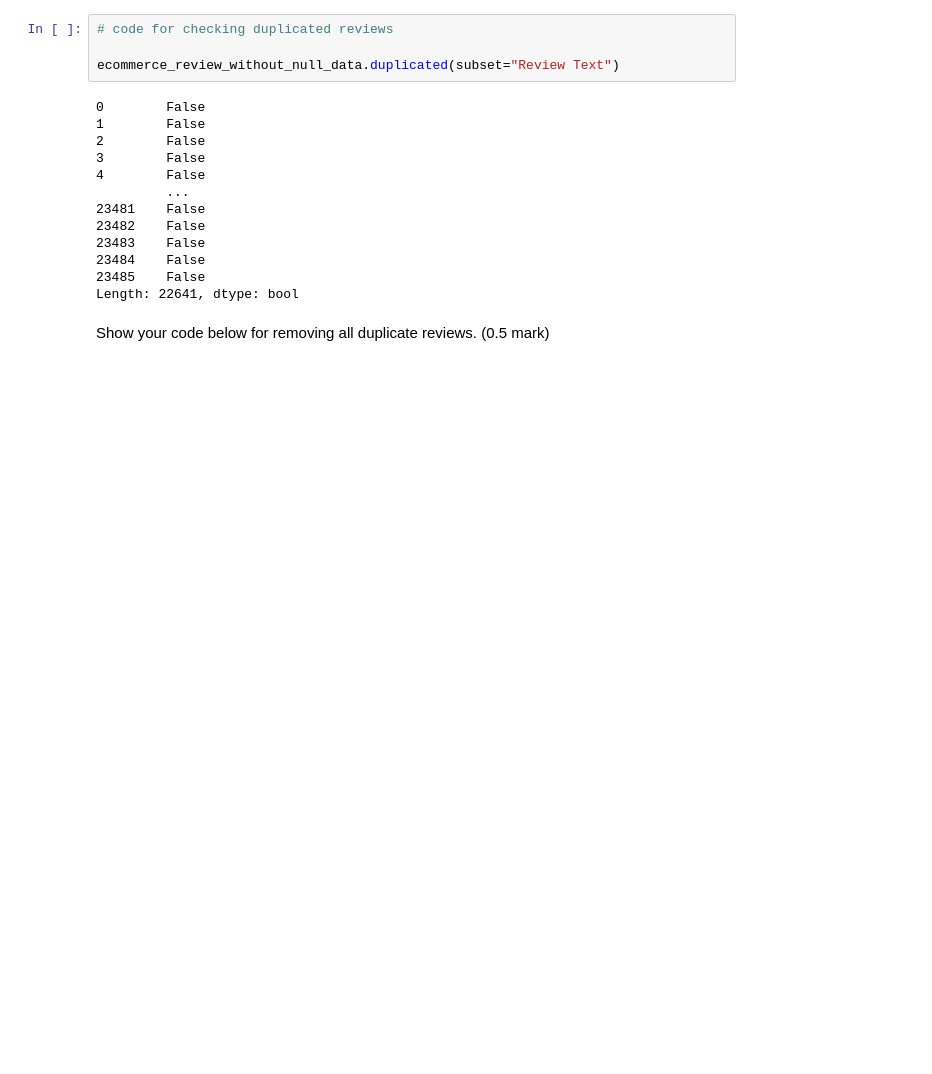
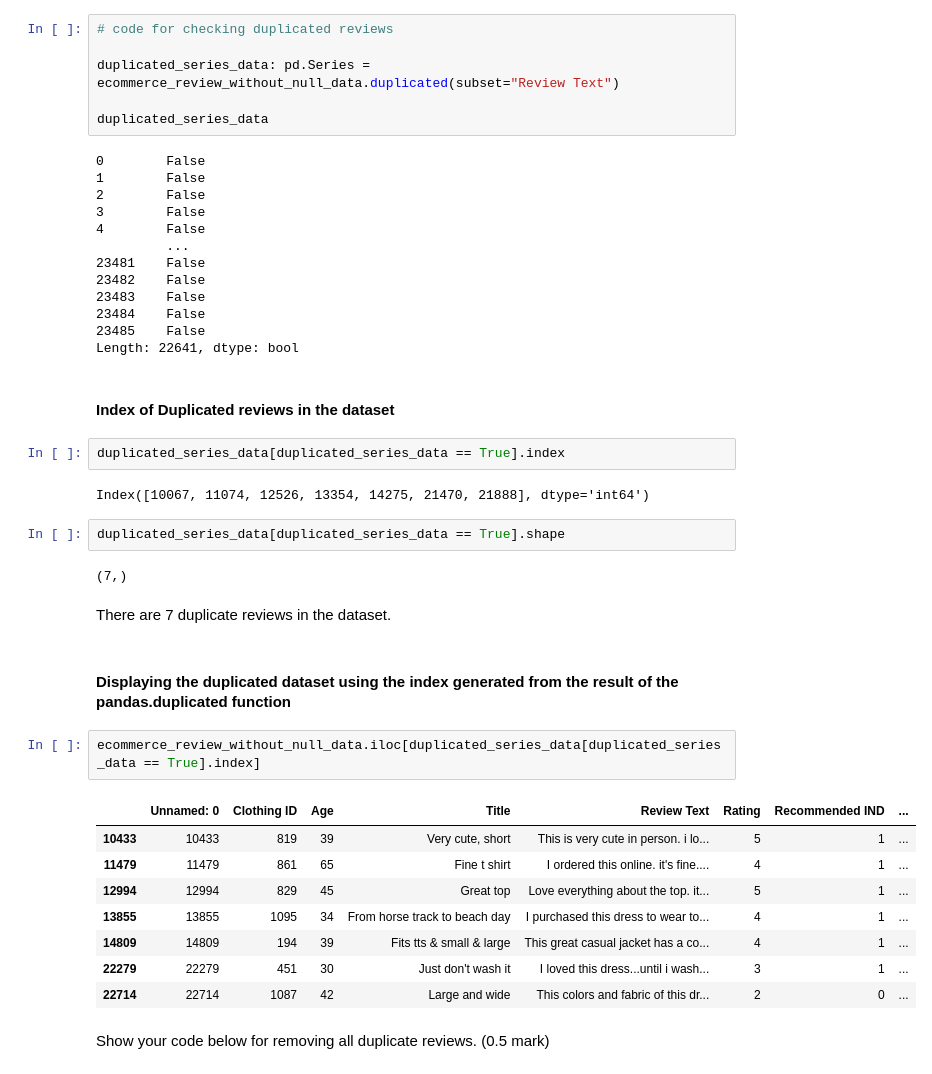
Before and after one commit to AngKokLeong/NLP-Implementation, a Jupyter notebook: 3114394F_Assessment_1.ipynb, the cells around one changed output. Drawn from its saved outputs; the diff is of its cells as text; blank space fills up the shorter version.

```diff
--- a/3114394F_Assessment_1.ipynb
+++ b/3114394F_Assessment_1.ipynb
@@ -141,7 +150,9 @@ Show your code below to check for duplicate reviews. (0.5 mark)
 # %%
 # code for checking duplicated reviews
 
-ecommerce_review_without_null_data.duplicated(subset="Review Text")
+duplicated_series_data: pd.Series = ecommerce_review_without_null_data.duplicated(subset="Review Text")
+
+duplicated_series_data
 # %% [output]
 0        False
 1        False
@@ -155,5 +166,30 @@ ecommerce_review_without_null_data.duplicated(subset="Review Text")
 23484    False
 23485    False
 Length: 22641, dtype: bool
+# %% [markdown]
+#### Index of Duplicated reviews in the dataset
+# %%
+duplicated_series_data[duplicated_series_data == True].index
+# %% [output]
+Index([10067, 11074, 12526, 13354, 14275, 21470, 21888], dtype='int64')
+# %%
+duplicated_series_data[duplicated_series_data == True].shape
+# %% [output]
+(7,)
+# %% [markdown]
+There are 7 duplicate reviews in the dataset.
+# %% [markdown]
+#### Displaying the duplicated dataset using the index generated from the result of the pandas.duplicated function
+# %%
+ecommerce_review_without_null_data.iloc[duplicated_series_data[duplicated_series_data == True].index]
+# %% [output]
+|  | Unnamed: 0 | Clothing ID | Age | Title | Review Text | Rating | Recommended IND | ... |
+| 10433 | 10433 | 819 | 39 | Very cute, short | This is very cute in person. i lo... | 5 | 1 | ... |
+| 11479 | 11479 | 861 | 65 | Fine t shirt | I ordered this online. it's fine.... | 4 | 1 | ... |
+| 12994 | 12994 | 829 | 45 | Great top | Love everything about the top. it... | 5 | 1 | ... |
+| 13855 | 13855 | 1095 | 34 | From horse track to beach day | I purchased this dress to wear to... | 4 | 1 | ... |
+| 14809 | 14809 | 194 | 39 | Fits tts & small & large | This great casual jacket has a co... | 4 | 1 | ... |
+| 22279 | 22279 | 451 | 30 | Just don't wash it | I loved this dress...until i wash... | 3 | 1 | ... |
+| 22714 | 22714 | 1087 | 42 | Large and wide | This colors and fabric of this dr... | 2 | 0 | ... |
 # %% [markdown]
 Show your code below for removing all duplicate reviews. (0.5 mark)
```
Also changed, not shown: parts of 9 cells of this notebook.
